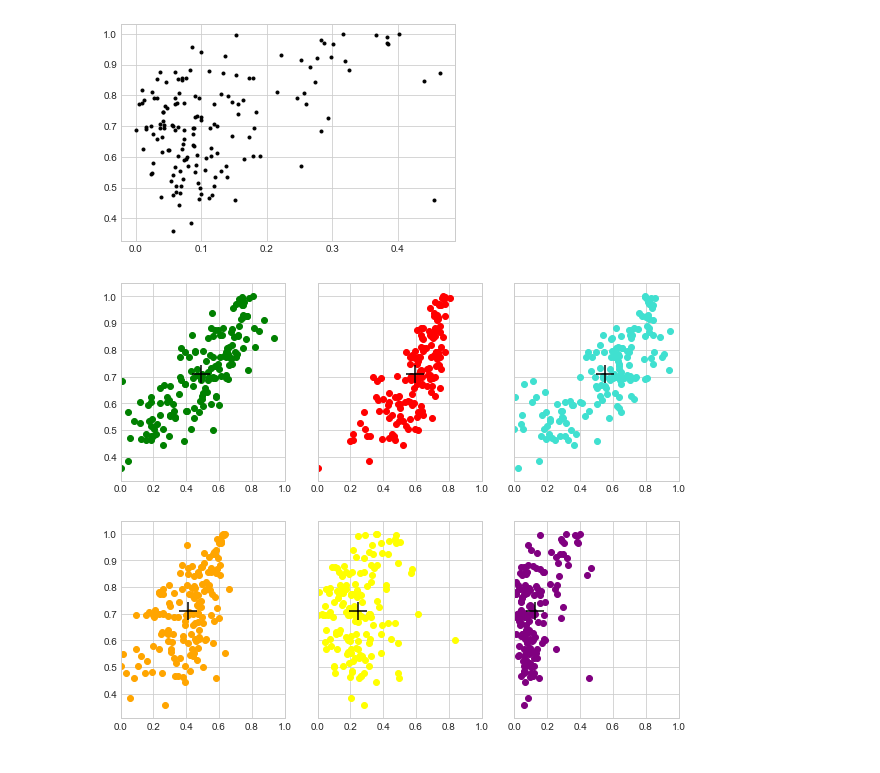
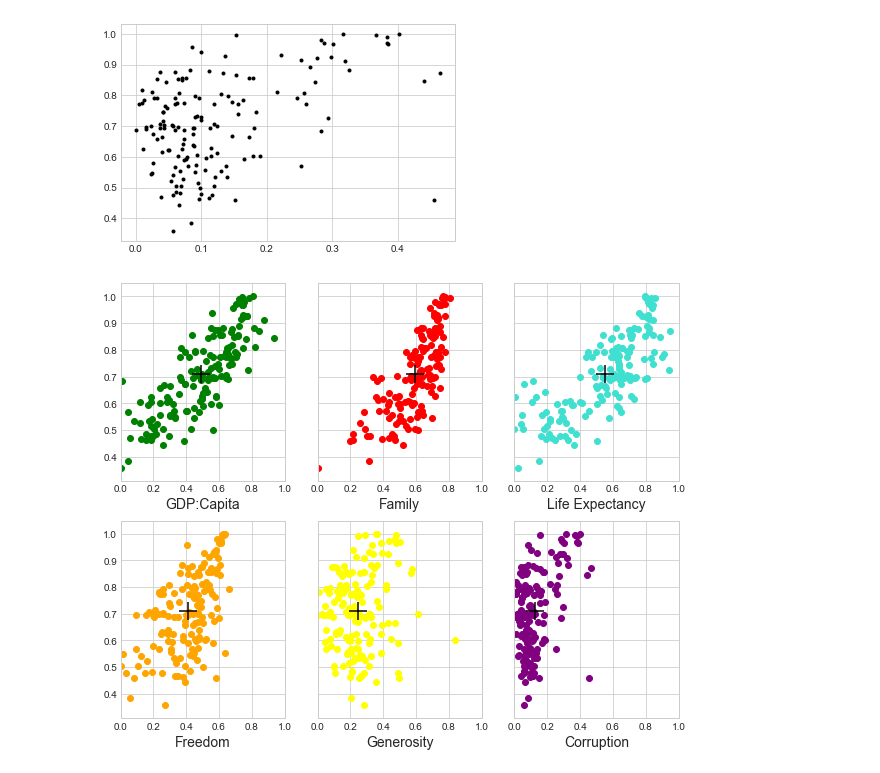
Before and after one commit to marklunch/FDS1, a Jupyter notebook: Jupyter/09-regression.ipynb, the cells around one changed output. Cells and saved outputs as stored; diff of their text form; code cells hidden in the pictures.

```diff
--- a/Jupyter/09-regression.ipynb
+++ b/Jupyter/09-regression.ipynb
@@ -97,13 +97,14 @@ plt.plot(x, y, '.', color='black');
 # %%
 fig, axes = plt.subplots(2,3, figsize = (10, 8), sharey = True)
 
 
 newaxes = [a for row in axes for a in row]
 colors = ['green', 'red', 'turquoise', 'orange', 'yellow', 'purple']
 for ax, c, col in zip(newaxes, happy.columns[2:], colors):
     ax.scatter(happy[c], happy['Score'], color = col)
     cx, cy = happy[c].mean(), happy['Score'].mean()
     ax.scatter([cx], [cy], marker = '+', color = 'black', s = 300)
     ax.set_xlim(0,1)
+    ax.set_xlabel(c, fontsize = 14)
 # %% [output]
-[figure, old version]
+[figure, new version]
```
